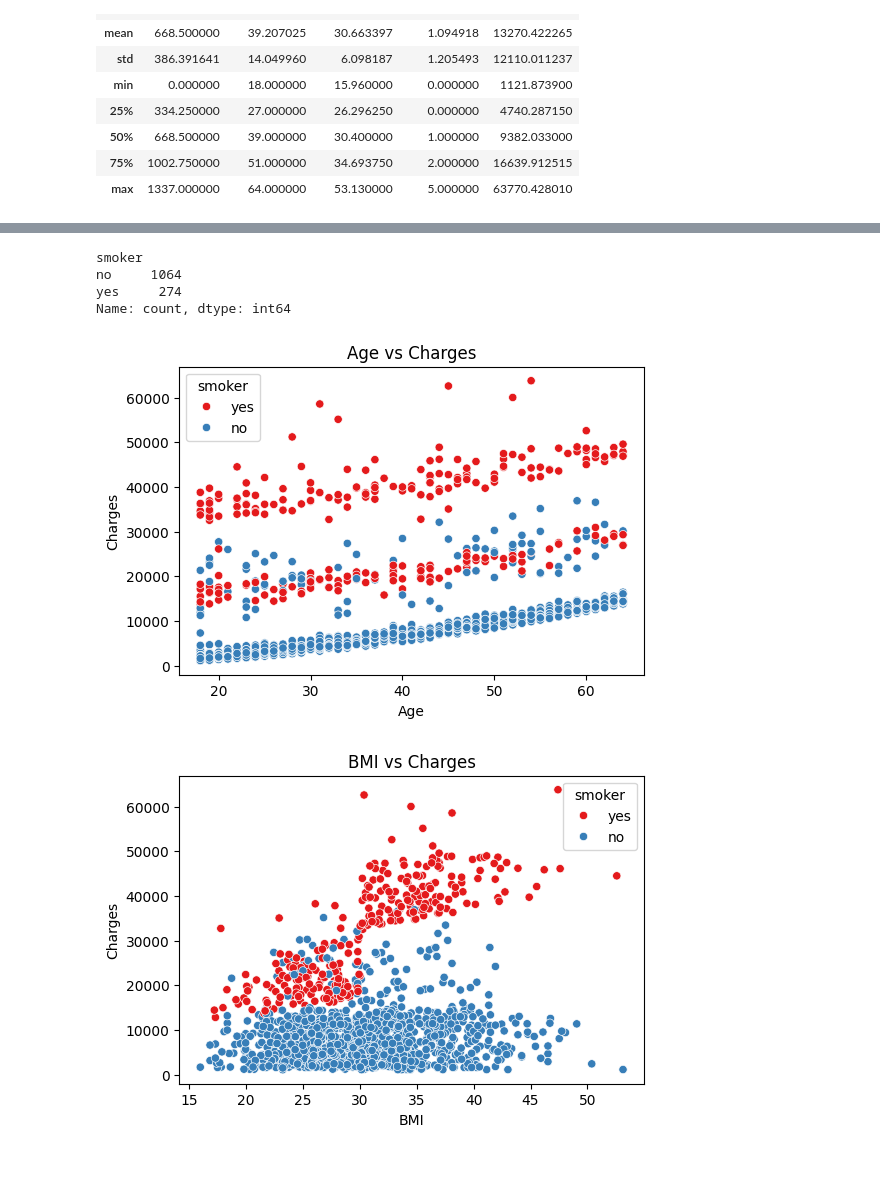
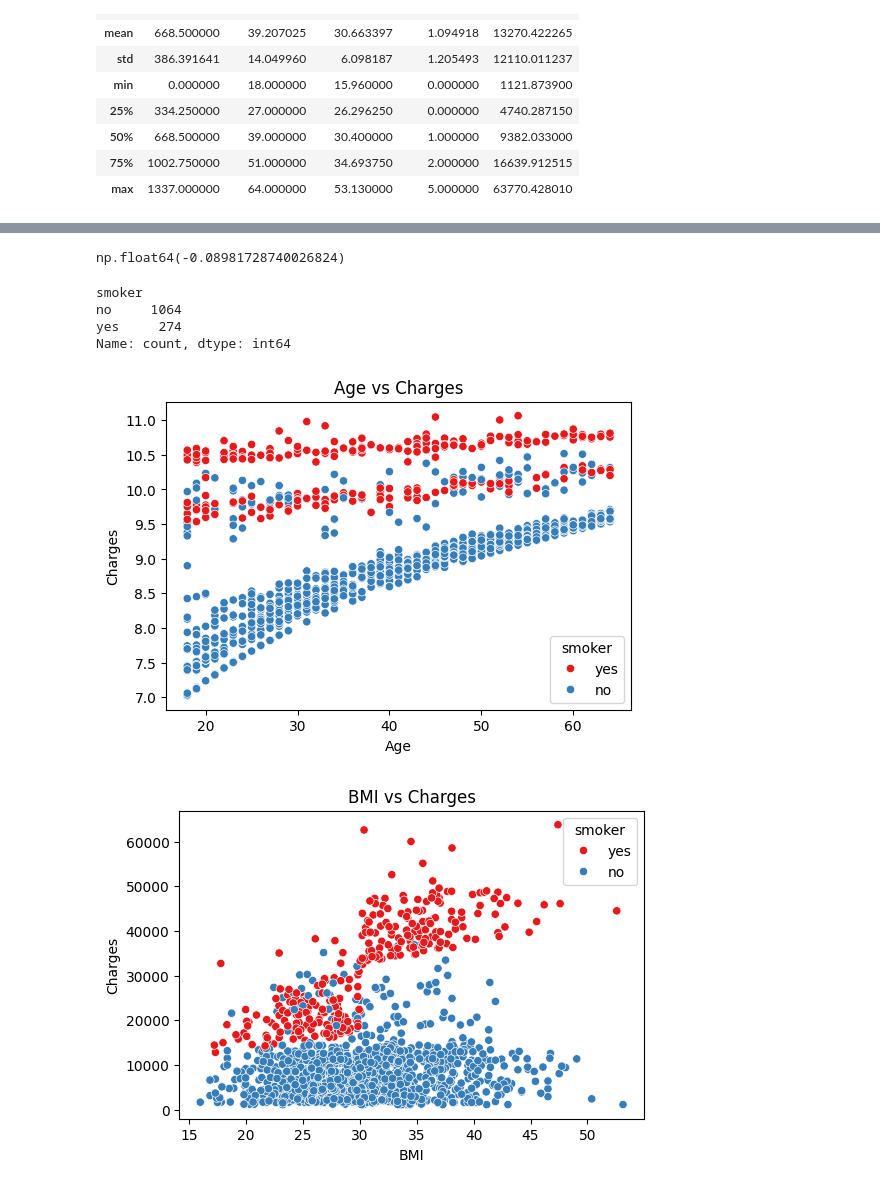
Before and after one commit to Dharshini-V-06/medical_insurance, a Jupyter notebook: medical_insurance.ipynb, the cells around one changed output, grey strips where cells are left out. Cells and saved outputs as stored; diff of their text form; code cells hidden in the pictures.

```diff
--- a/medical_insurance.ipynb
+++ b/medical_insurance.ipynb
@@ -68,0 +137,3 @@ plt.show()
+# %%
+df['charges_log'] = np.log1p(df['charges'])
+df.head()
@@ -69,3 +154,7 @@ plt.show()
+# %%
+df['charges_log'].skew()
+# %% [output]
+np.float64(-0.08981728740026824)
 # %%
 df.value_counts('smoker')
 # %% [output]
@@ -75,13 +164,13 @@ yes     274
 Name: count, dtype: int64
 # %%
 plt.figure(figsize=(6,4))
-sns.scatterplot(data=df, x='age', y='charges', hue='smoker',palette='Set1')
+sns.scatterplot(data=df, x='age', y='charges_log', hue='smoker',palette='Set1')
 plt.title('Age vs Charges')
 plt.xlabel('Age')
 plt.ylabel('Charges')
 plt.show()
 # %% [output]
-[figure, old version]
+[figure, new version]
 # %%
 plt.figure(figsize=(6,4))
 sns.scatterplot(data=df, x='bmi', y='charges', hue='smoker',palette='Set1')
```
Also changed, not shown: parts of 22 cells of this notebook, 1 other file.
